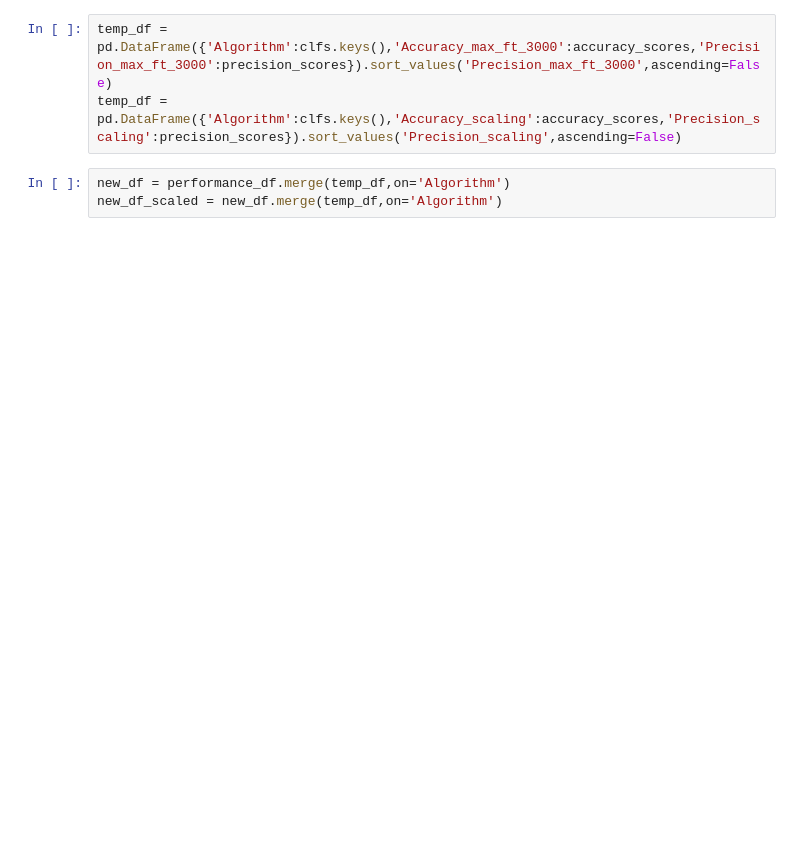
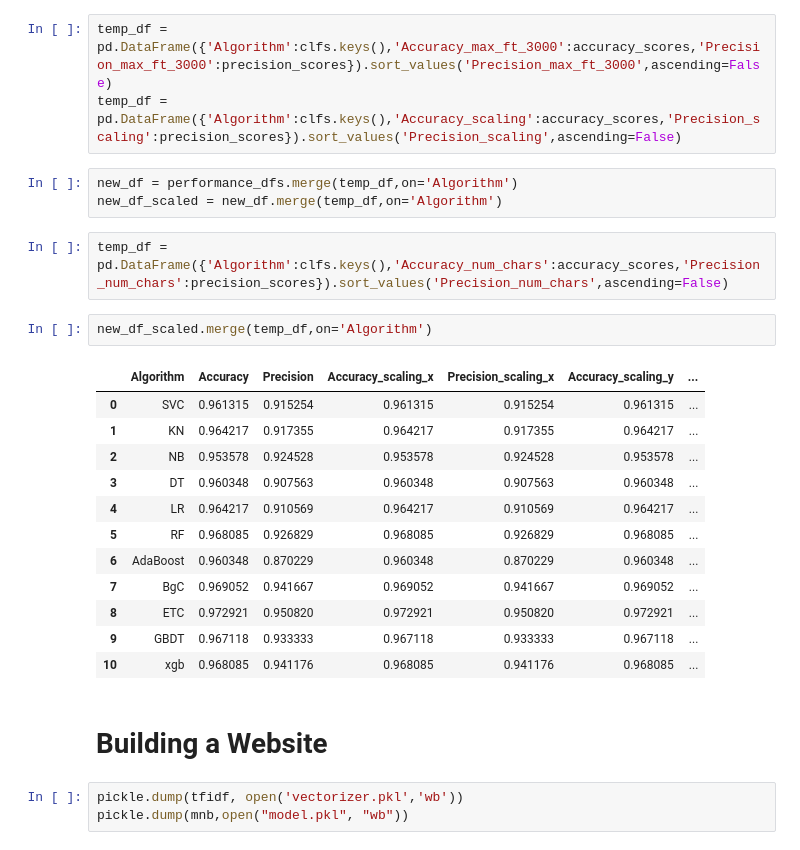
Before and after one commit to Vishva2003/email-spam-detector, a Jupyter notebook: email.ipynb, the cells around one changed output. Saved outputs shown, nothing was run; the diff lists cells and outputs as text; blank space fills up the shorter version.

```diff
--- a/email.ipynb
+++ b/email.ipynb
@@ -461,5 +498,27 @@ performance_df1 = pd.melt(performance_df, id_vars = "Algorithm")
 temp_df = pd.DataFrame({'Algorithm':clfs.keys(),'Accuracy_max_ft_3000':accuracy_scores,'Precision_max_ft_3000':precision_scores}).sort_values('Precision_max_ft_3000',ascending=False)
 temp_df = pd.DataFrame({'Algorithm':clfs.keys(),'Accuracy_scaling':accuracy_scores,'Precision_scaling':precision_scores}).sort_values('Precision_scaling',ascending=False)
 # %%
-new_df = performance_df.merge(temp_df,on='Algorithm')
+new_df = performance_dfs.merge(temp_df,on='Algorithm')
 new_df_scaled = new_df.merge(temp_df,on='Algorithm')
+# %%
+temp_df = pd.DataFrame({'Algorithm':clfs.keys(),'Accuracy_num_chars':accuracy_scores,'Precision_num_chars':precision_scores}).sort_values('Precision_num_chars',ascending=False)
+# %%
+new_df_scaled.merge(temp_df,on='Algorithm')
+# %% [output]
+|  | Algorithm | Accuracy | Precision | Accuracy_scaling_x | Precision_scaling_x | Accuracy_scaling_y | ... |
+| 0 | SVC | 0.961315 | 0.915254 | 0.961315 | 0.915254 | 0.961315 | ... |
+| 1 | KN | 0.964217 | 0.917355 | 0.964217 | 0.917355 | 0.964217 | ... |
+| 2 | NB | 0.953578 | 0.924528 | 0.953578 | 0.924528 | 0.953578 | ... |
+| 3 | DT | 0.960348 | 0.907563 | 0.960348 | 0.907563 | 0.960348 | ... |
+| 4 | LR | 0.964217 | 0.910569 | 0.964217 | 0.910569 | 0.964217 | ... |
+| 5 | RF | 0.968085 | 0.926829 | 0.968085 | 0.926829 | 0.968085 | ... |
+| 6 | AdaBoost | 0.960348 | 0.870229 | 0.960348 | 0.870229 | 0.960348 | ... |
+| 7 | BgC | 0.969052 | 0.941667 | 0.969052 | 0.941667 | 0.969052 | ... |
+| 8 | ETC | 0.972921 | 0.950820 | 0.972921 | 0.950820 | 0.972921 | ... |
+| 9 | GBDT | 0.967118 | 0.933333 | 0.967118 | 0.933333 | 0.967118 | ... |
+| 10 | xgb | 0.968085 | 0.941176 | 0.968085 | 0.941176 | 0.968085 | ... |
+# %% [markdown]
+# Building a Website
+# %%
+pickle.dump(tfidf, open('vectorizer.pkl','wb'))
+pickle.dump(mnb,open("model.pkl", "wb"))
```
Also changed, not shown: parts of 14 cells of this notebook, 3 other files.
